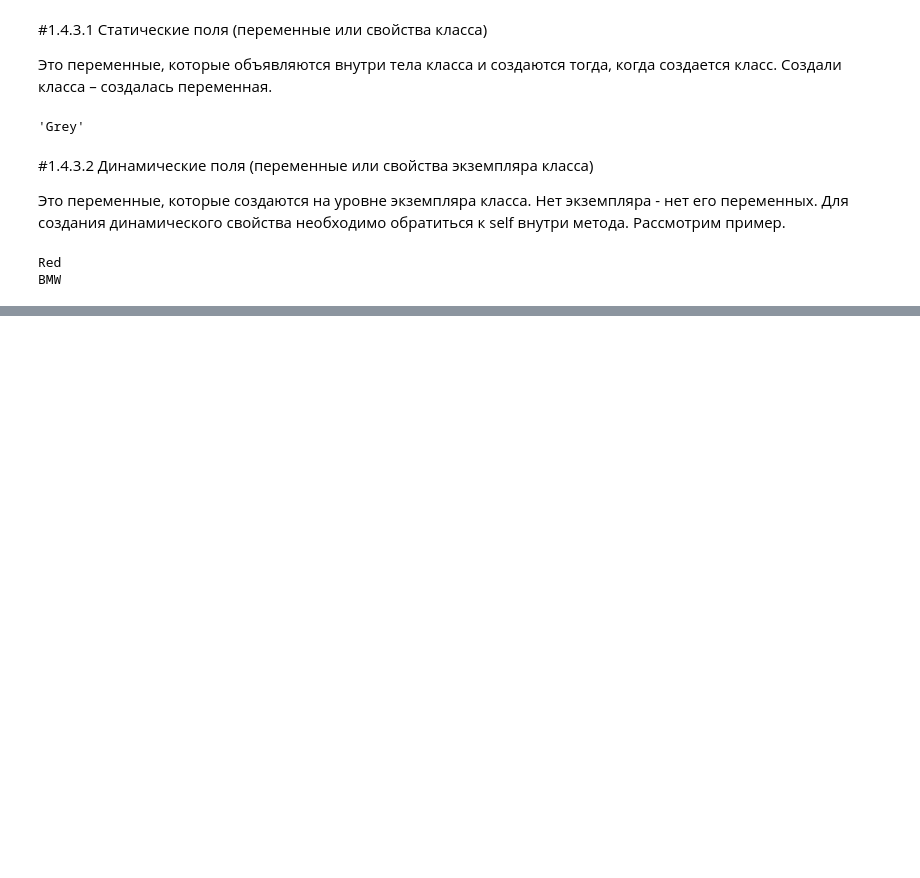
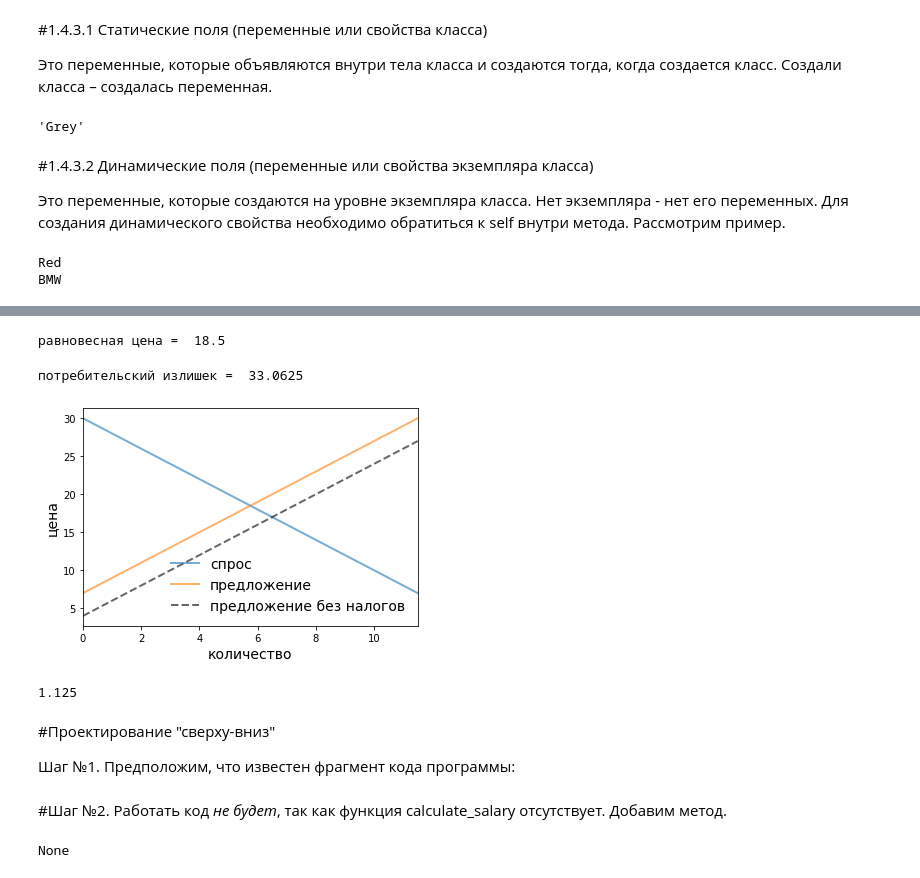
Before and after one commit to SvetlanaSel/oop, a Jupyter notebook: lections.ipynb, the cells around one changed output, grey strips where cells are left out. Saved outputs shown, nothing was run; the diff lists cells and outputs as text; code cells hidden in the pictures; blank space fills up the shorter version.

```diff
--- a/lections.ipynb
+++ b/lections.ipynb
@@ -216,0 +602,50 @@ BMW
+# %%
+baseline_params = 15, .5, -2, .5, 3
+m = Market(*baseline_params)
+print("равновесная цена = ", m.price())
+# %% [output]
+равновесная цена =  18.5
+# %%
+print("потребительский излишек = ", m.consumer_surp())
+# %% [output]
+потребительский излишек =  33.0625
+# %%
+import numpy as np
+# Исходные значения ad, bd, az, bz, tax
+baseline_params = 15, .5, -2, .5, 3
+m = Market(*baseline_params)
+q_max = m.quantity() * 2
+q_grid = np.linspace(0.0, q_max, 100)
+pd = m.inverse_demand(q_grid)
+ps = m.inverse_supply(q_grid)
+psno = m.inverse_supply_no_tax(q_grid)
+fig, ax = plt.subplots()
+ax.plot(q_grid, pd, lw=2, alpha=0.6, label='спрос')
+ax.plot(q_grid, ps, lw=2, alpha=0.6, label='предложение')
+ax.plot(q_grid, psno, '--k', lw=2, alpha=0.6, label='предложение без налогов')
+ax.set_xlabel('количество', fontsize=14)
+ax.set_xlim(0, q_max)
+ax.set_ylabel('цена', fontsize=14)
+ax.legend(loc='lower right', frameon=False, fontsize=14)
+plt.show()
+# %% [output]
+[figure, added]
+# %%
+def deadw(m):
+    " Вычисление безвозвратные потери для рынка m."
+    # == Создание аналогичный рынок без налогов == #
+    m_no_tax = Market(m.ad, m.bd, m.az, m.bz, 0)
+    # == Сравнение излишков разницы в доходности == #
+    surp1 = m_no_tax.consumer_surp() + m_no_tax.producer_surp()
+    surp2 = m.consumer_surp() + m.producer_surp() + m.taxrev()
+    return surp1 - surp2
+
+baseline_params = 15, .5, -2, .5, 3
+m = Market(*baseline_params)
+deadw(m) # Безвозвратные потери
+# %% [output]
+1.125
+# %% [markdown]
+#Проектирование "сверху-вниз"
+
+Шаг №1. Предположим, что известен фрагмент кода программы:
@@ -216,0 +658,19 @@ BMW
+# %% [markdown]
+#Шаг №2. Работать код *не будет*, так как функция calculate_salary отсутствует. Добавим метод.
+# %%
+def main():
+    salary = calculate_salary()
+    print(salary)
+def calculate_salary():
+    """
+    Функция считает зарплату сотрудника ДПС, считывая исходные
+    данные с клавиатуры.
+    :returns: Зарплата сотрудника
+    .. todo:: Реализовать функцию
+
+    """
+    pass
+if __name__ == "__main__":
+    main()
+# %% [output]
+None
```
Also changed, not shown: parts of 28 cells of this notebook.
